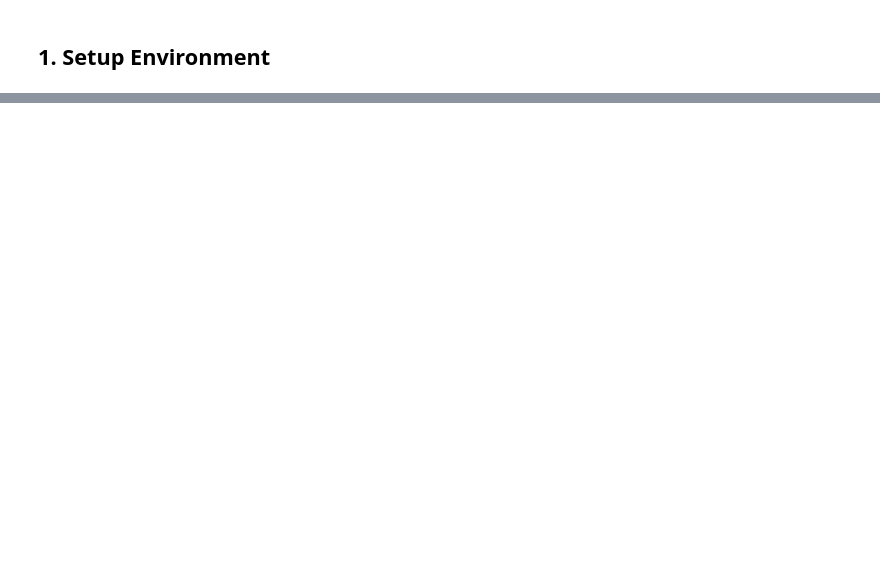
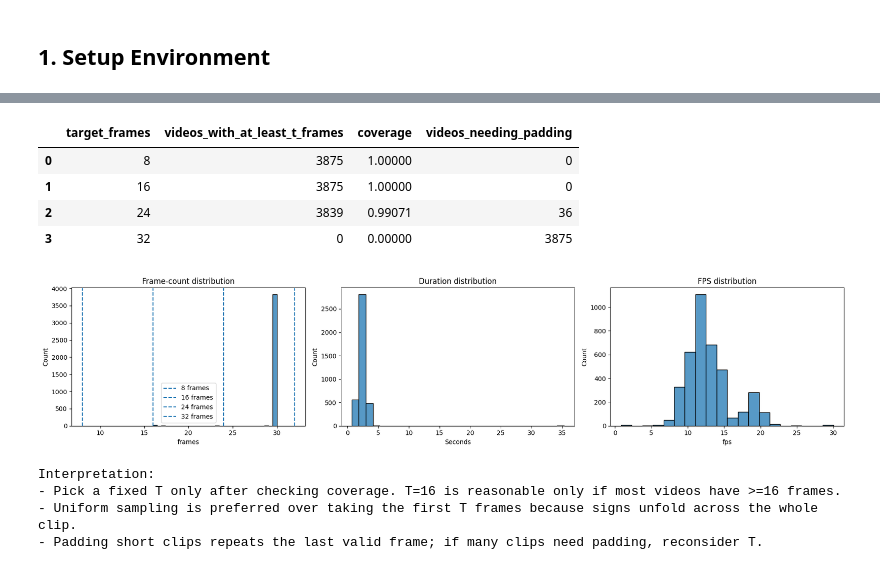
Before and after one commit to khanghoang123/vsl-recognition, a Jupyter notebook: notebooks/01_download_and_explore.ipynb, the cells around one changed output, grey strips where cells are left out. Drawn from its saved outputs; the diff is of its cells as text; code cells hidden in the pictures; blank space fills up the shorter version.

```diff
--- a/notebooks/01_download_and_explore.ipynb
+++ b/notebooks/01_download_and_explore.ipynb
@@ -634,0 +282,68 @@ test_video_loading(DATA_DIR, NUM_FRAMES)
+# %%
+probe_items = all_items if MAX_VIDEO_PROBE is None else all_items[:MAX_VIDEO_PROBE]
+video_stats = []
+unreadable_videos = []
+
+for item in tqdm(probe_items, desc="Reading video metadata"):
+    cap = cv2.VideoCapture(item["path"])
+    opened = cap.isOpened()
+    frame_count = int(cap.get(cv2.CAP_PROP_FRAME_COUNT)) if opened else 0
+    fps = float(cap.get(cv2.CAP_PROP_FPS) or 0) if opened else 0
+    width = int(cap.get(cv2.CAP_PROP_FRAME_WIDTH)) if opened else 0
+    height = int(cap.get(cv2.CAP_PROP_FRAME_HEIGHT)) if opened else 0
+    cap.release()
+    if (not opened) or frame_count <= 0 or width <= 0 or height <= 0:
+        unreadable_videos.append(item["path"])
+    video_stats.append({
+        "path": item["path"],
+        "video_name": item["video_name"],
+        "class_name": item["class_name"],
+        "label": item["label"],
+        "frames": frame_count,
+        "fps": fps,
+        "duration": frame_count / fps if fps else np.nan,
+        "width": width,
+        "height": height,
+        "aspect_ratio": width / height if height else np.nan,
+    })
+
+video_df = pd.DataFrame(video_stats)
+print("Video probe count:", len(video_df), "of", len(all_items))
+print("Unreadable/invalid videos:", len(unreadable_videos))
+print("Frame count summary:")
+print(video_df["frames"].describe(percentiles=[0.05, 0.10, 0.25, 0.50, 0.75, 0.90, 0.95]))
+print("FPS summary:")
+print(video_df["fps"].replace(0, np.nan).describe())
+print("Duration summary (seconds):")
+print(video_df["duration"].describe(percentiles=[0.05, 0.10, 0.25, 0.50, 0.75, 0.90, 0.95]))
+
+coverage_rows = []
+for t in [8, 16, 24, 32]:
+    coverage_rows.append({
+        "target_frames": t,
+        "videos_with_at_least_t_frames": int((video_df["frames"] >= t).sum()),
+        "coverage": float((video_df["frames"] >= t).mean()),
+        "videos_needing_padding": int((video_df["frames"] < t).sum()),
+    })
+coverage_df = pd.DataFrame(coverage_rows)
+display(coverage_df)
+
+fig, axes = plt.subplots(1, 3, figsize=(18, 4))
+sns.histplot(video_df["frames"], bins=30, ax=axes[0])
+for t in [8, 16, 24, 32]:
+    axes[0].axvline(t, linestyle="--", label=f"{t} frames")
+axes[0].set_title("Frame-count distribution")
+axes[0].legend()
+sns.histplot(video_df["duration"].dropna(), bins=30, ax=axes[1])
+axes[1].set_title("Duration distribution")
+axes[1].set_xlabel("Seconds")
+sns.histplot(video_df["fps"].replace(0, np.nan).dropna(), bins=20, ax=axes[2])
+axes[2].set_title("FPS distribution")
+plt.tight_layout()
+plt.show()
+
+print("Interpretation:")
+print("- Pick a fixed T only after checking coverage. T=16 is reasonable only if most videos have >=16 frames.")
+print("- Uniform sampling is preferred over taking the first T frames because signs unfold across the whole clip.")
+print("- Padding short clips repeats the last valid frame; if many clips need padding, reconsider T.")
+# %% [output]
@@ -634,0 +367,10 @@ test_video_loading(DATA_DIR, NUM_FRAMES)
+|  | target_frames | videos_with_at_least_t_frames | coverage | videos_needing_padding |
+| 0 | 8 | 3875 | 1.00000 | 0 |
+| 1 | 16 | 3875 | 1.00000 | 0 |
+| 2 | 24 | 3839 | 0.99071 | 36 |
+| 3 | 32 | 0 | 0.00000 | 3875 |
+[figure, added]
+Interpretation:
+- Pick a fixed T only after checking coverage. T=16 is reasonable only if most videos have >=16 frames.
+- Uniform sampling is preferred over taking the first T frames because signs unfold across the whole clip.
+- Padding short clips repeats the last valid frame; if many clips need padding, reconsider T.
```
Also changed, not shown: parts of 41 cells of this notebook, 20 other files.
